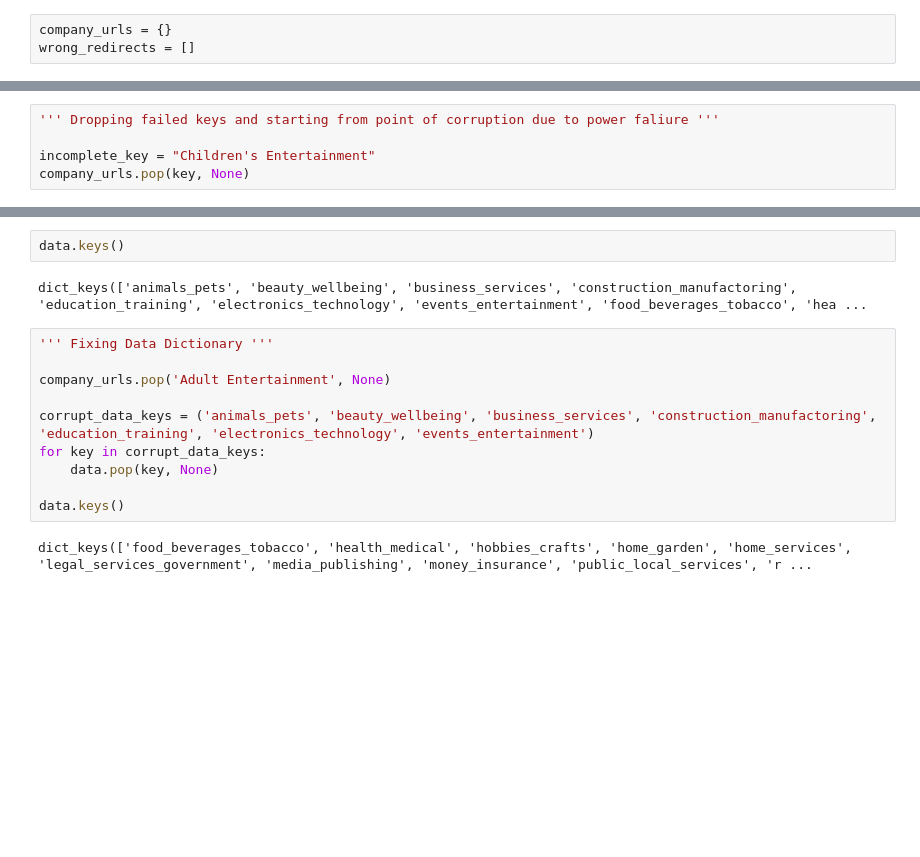
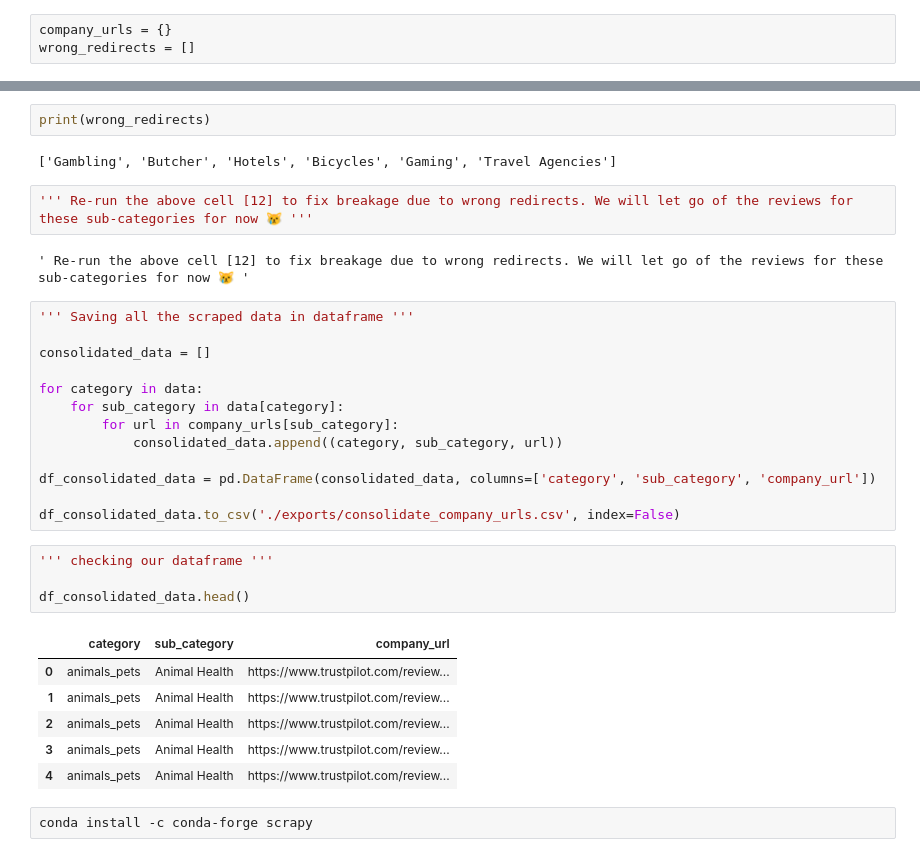
Before and after one commit to BoredAbhi/SentimentAnalysis-Project, a Jupyter notebook: src/web_scraping/selenium/selenium_scraping.ipynb, the cells around one changed output, grey strips where cells are left out. Saved outputs shown, nothing was run; the diff lists cells and outputs as text; blank space fills up the shorter version.

```diff
--- a/src/web_scraping/selenium/selenium_scraping.ipynb
+++ b/src/web_scraping/selenium/selenium_scraping.ipynb
@@ -176,8 +158,3 @@ KeyboardInterrupt:
 company_urls.keys()
 # %% [output]
 dict_keys(['Animal Health', 'Animal Parks & Zoo', 'Cats & Dogs', 'Horses & Riding', 'Pet Services', 'Pet Stores', 'Cosmetics & Makeup', 'Hair Care & Styling', 'Personal Care', 'Salons & Clinics', 'Tat ...
-# %%
-''' Dropping failed keys and starting from point of corruption due to power faliure '''
-
-incomplete_key = "Children's Entertainment"
-company_urls.pop(key, None)
@@ -190,16 +161,34 @@ dict_keys([])
-# %%
-data.keys()
-# %% [output]
-dict_keys(['animals_pets', 'beauty_wellbeing', 'business_services', 'construction_manufactoring', 'education_training', 'electronics_technology', 'events_entertainment', 'food_beverages_tobacco', 'hea ...
-# %%
-''' Fixing Data Dictionary '''
-
-company_urls.pop('Adult Entertainment', None)
-
-corrupt_data_keys = ('animals_pets', 'beauty_wellbeing', 'business_services', 'construction_manufactoring', 'education_training', 'electronics_technology', 'events_entertainment')
-for key in corrupt_data_keys:
-    data.pop(key, None)
-
-data.keys()
-# %% [output]
-dict_keys(['food_beverages_tobacco', 'health_medical', 'hobbies_crafts', 'home_garden', 'home_services', 'legal_services_government', 'media_publishing', 'money_insurance', 'public_local_services', 'r ...
+# %%
+print(wrong_redirects)
+# %% [output]
+['Gambling', 'Butcher', 'Hotels', 'Bicycles', 'Gaming', 'Travel Agencies']
+# %%
+''' Re-run the above cell [12] to fix breakage due to wrong redirects. We will let go of the reviews for these sub-categories for now 😿 '''
+# %% [output]
+' Re-run the above cell [12] to fix breakage due to wrong redirects. We will let go of the reviews for these sub-categories for now 😿 '
+# %%
+''' Saving all the scraped data in dataframe '''
+
+consolidated_data = []
+
+for category in data:
+    for sub_category in data[category]:
+        for url in company_urls[sub_category]:
+            consolidated_data.append((category, sub_category, url))
+
+df_consolidated_data = pd.DataFrame(consolidated_data, columns=['category', 'sub_category', 'company_url'])
+
+df_consolidated_data.to_csv('./exports/consolidate_company_urls.csv', index=False)
+# %%
+''' checking our dataframe '''
+
+df_consolidated_data.head()
+# %% [output]
+|  | category | sub_category | company_url |
+| 0 | animals_pets | Animal Health | https://www.trustpilot.com/review... |
+| 1 | animals_pets | Animal Health | https://www.trustpilot.com/review... |
+| 2 | animals_pets | Animal Health | https://www.trustpilot.com/review... |
+| 3 | animals_pets | Animal Health | https://www.trustpilot.com/review... |
+| 4 | animals_pets | Animal Health | https://www.trustpilot.com/review... |
+# %%
+conda install -c conda-forge scrapy
```
Also changed, not shown: parts of 5 cells of this notebook, 1 other file.
